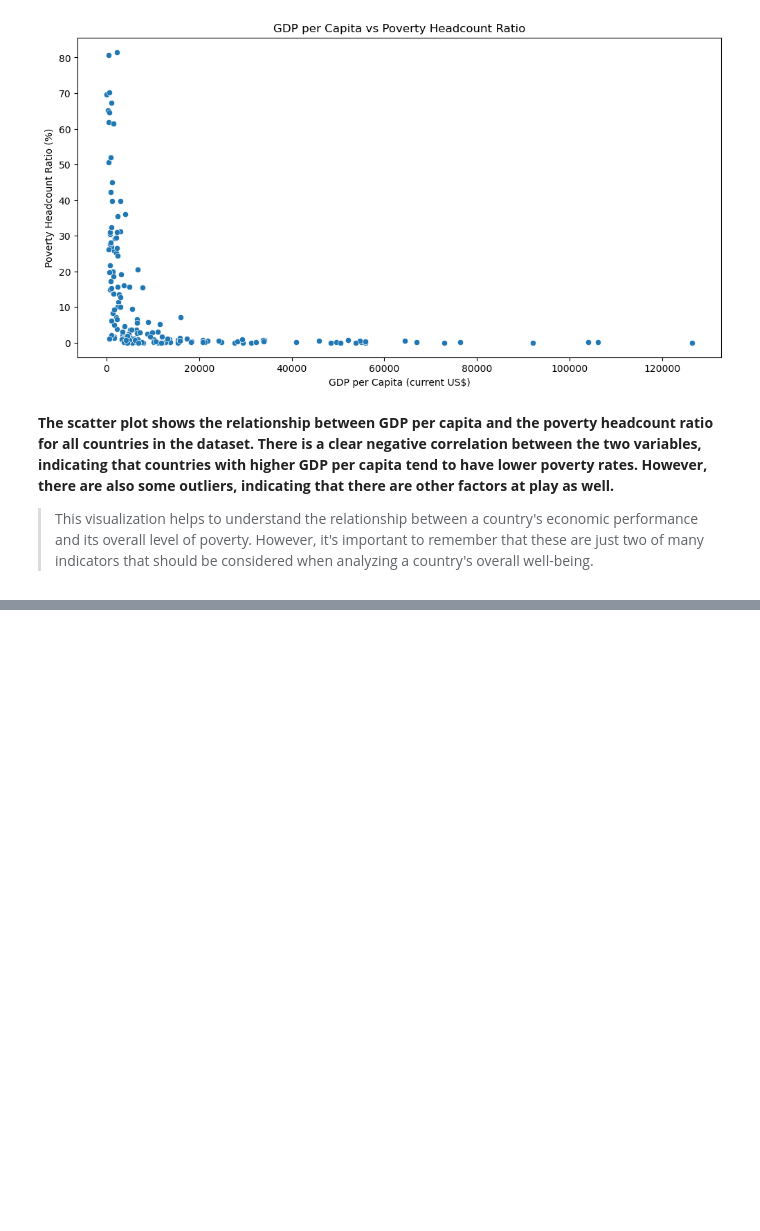
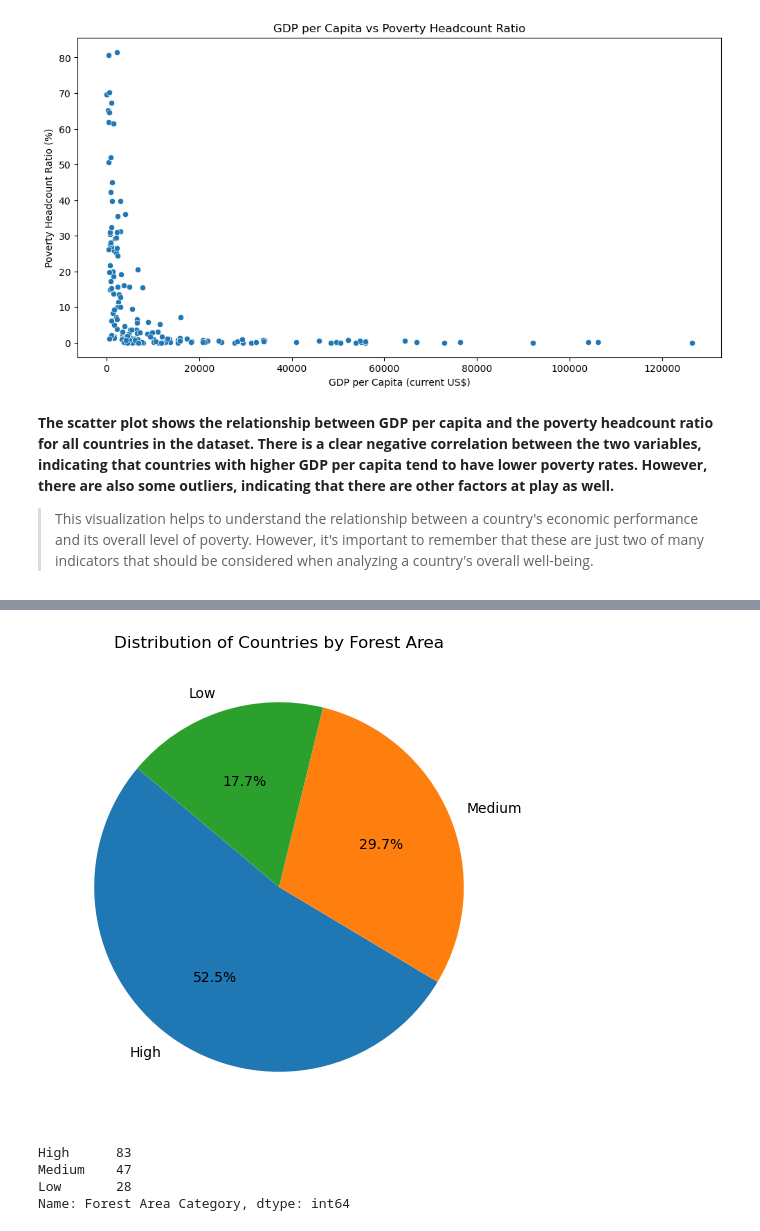
Before and after one commit to raj-rajat/All-Countries-and-their-Economies, a Jupyter notebook: all-countries-and-their-economies.ipynb, the cells around one changed output, grey strips where cells are left out. Cells and saved outputs as stored; diff of their text form; code cells hidden in the pictures; blank space fills up the shorter version.

```diff
--- a/all-countries-and-their-economies.ipynb
+++ b/all-countries-and-their-economies.ipynb
@@ -436,0 +501,28 @@ plt.show()
+# %%
+# Drop rows with missing values in the 'Forest area (% of land area)' column
+data = data.dropna(subset=['Forest area (% of land area)'])
+
+# Categorize the countries into three groups based on the percentage of land area covered by forest
+data['Forest Area Category'] = pd.cut(data['Forest area (% of land area)'], bins=[0, 10, 30, 100], labels=['Low', 'Medium', 'High'])
+
+# Get the number of countries in each category
+forest_area_counts = data['Forest Area Category'].value_counts()
+
+# Set the size of the figure
+plt.figure(figsize=(10, 6))
+
+# Create a pie chart
+plt.pie(forest_area_counts, labels=forest_area_counts.index, autopct='%1.1f%%', startangle=140)
+
+# Set the title of the plot
+plt.title('Distribution of Countries by Forest Area')
+
+plt.show()
+
+forest_area_counts
+# %% [output]
+[figure, added]
+High      83
+Medium    47
+Low       28
+Name: Forest Area Category, dtype: int64
```
Also changed, not shown: parts of 13 cells of this notebook.
